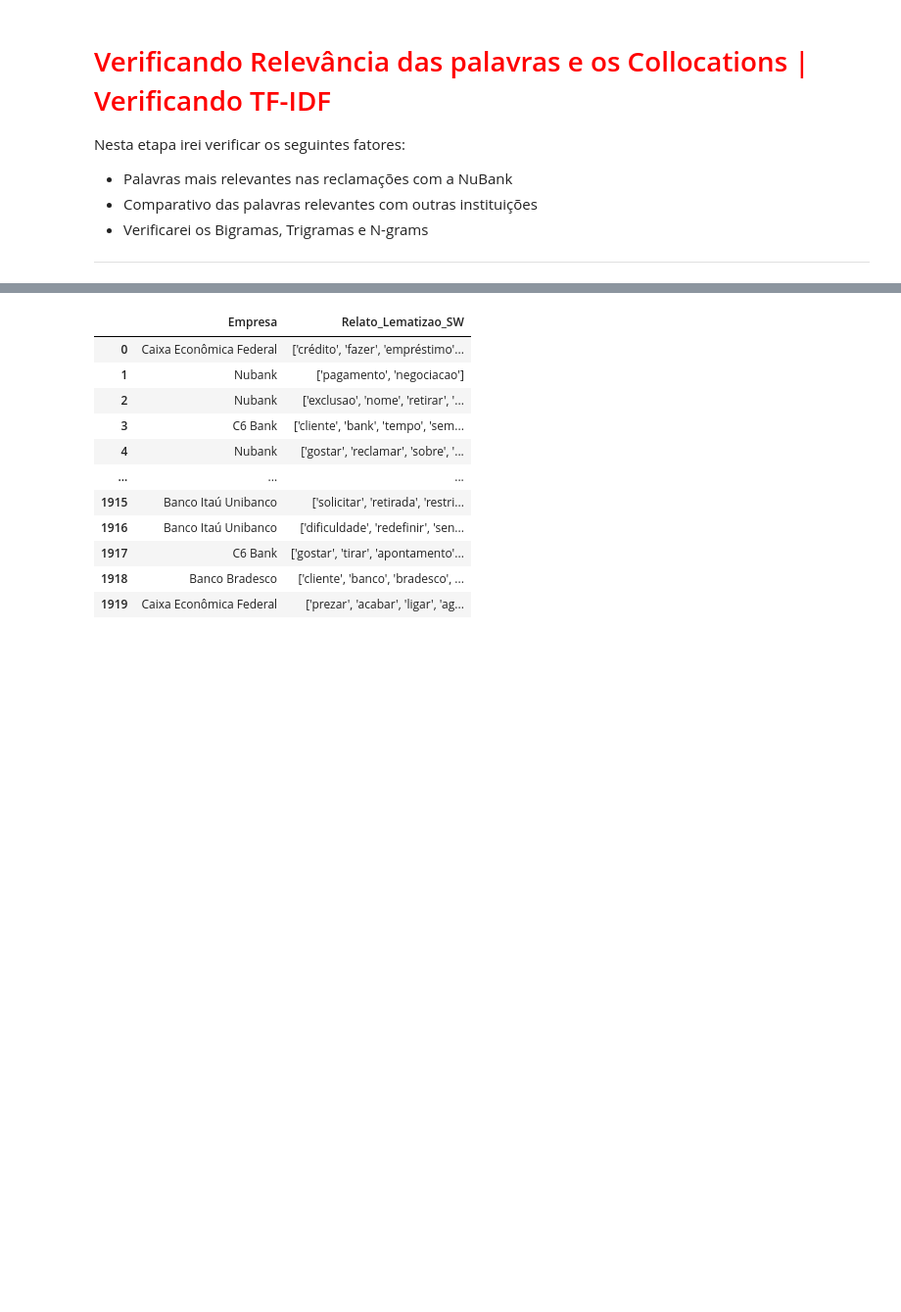
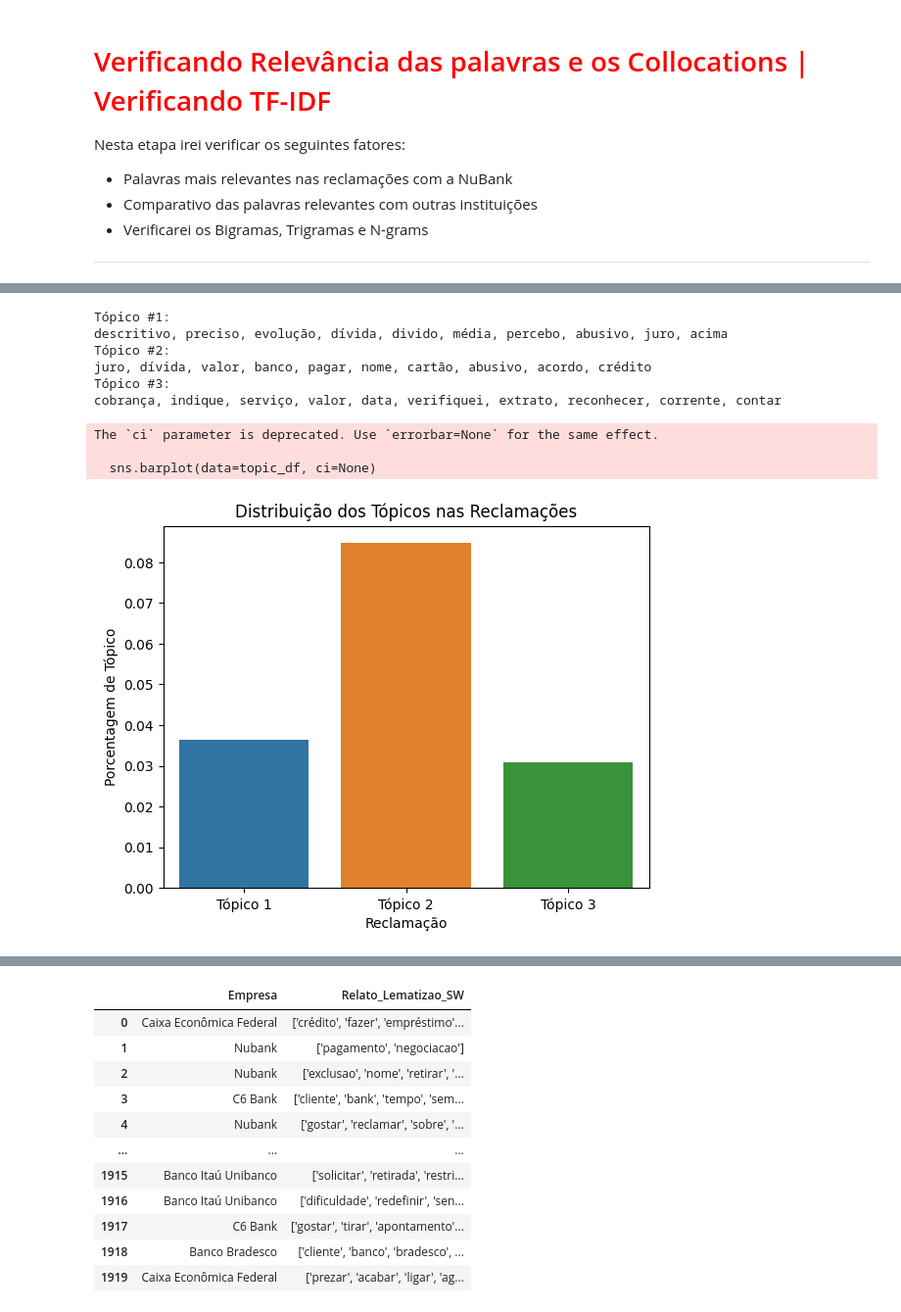
Before and after one commit to alyssonmontovanelli/PLN_Text_Analysis, a Jupyter notebook: PLN/frequency_analysis.ipynb, the cells around one changed output, grey strips where cells are left out. Shown at 98% size. Saved outputs shown, nothing was run; the diff lists cells and outputs as text; code cells hidden in the pictures; blank space fills up the shorter version.

Commit message:
topicos

```diff
--- a/PLN/frequency_analysis.ipynb
+++ b/PLN/frequency_analysis.ipynb
@@ -66,0 +42,54 @@ ValueError: empty vocabulary; perhaps the documents only contain stop words
+# %%
+import pandas as pd
+from sklearn.feature_extraction.text import TfidfVectorizer
+from sklearn.decomposition import NMF
+import matplotlib.pyplot as plt
+import seaborn as sns
+
+
+# Passo 1: Transformar as listas de palavras em um formato de texto
+# dados['Relato'] = dados['Relato_Lematizao_SW'].apply(lambda x: ' '.join(x))
+
+# Passo 2: Vetorizar os relatos usando TF-IDF
+vectorizer = TfidfVectorizer(stop_words='english')
+X = vectorizer.fit_transform(dados['Relato_Lematizao_SW'])
+
+# Passo 3: Aplicar o modelo NMF para análise de tópicos
+n_topics = 3  # Defina o número de tópicos que você quer
+nmf_model = NMF(n_components=n_topics, random_state=42)
+nmf_model.fit(X)
+
+# Passo 4: Exibir as palavras mais representativas de cada tópico
+terms = vectorizer.get_feature_names_out()
+
+def display_topics(model, n_top_words):
+    for topic_idx, topic in enumerate(model.components_):
+        print(f"Tópico #{topic_idx + 1}:")
+        print(", ".join([terms[i] for i in topic.argsort()[:-n_top_words - 1:-1]]))
+
+# Exibir as 10 palavras mais importantes por tópico
+display_topics(nmf_model, 10)
+
+# Passo 5: Visualizar a distribuição dos tópicos nas reclamações
+topic_values = nmf_model.transform(X)
+
+# Criar um DataFrame para facilitar a visualização
+topic_df = pd.DataFrame(topic_values, columns=[f"Tópico {i+1}" for i in range(n_topics)])
+
+# Visualizar as distribuições de tópicos
+sns.barplot(data=topic_df, ci=None)
+plt.title("Distribuição dos Tópicos nas Reclamações")
+plt.ylabel("Porcentagem de Tópico")
+plt.xlabel("Reclamação")
+plt.show()
+# %% [output]
+Tópico #1:
+descritivo, preciso, evolução, dívida, divido, média, percebo, abusivo, juro, acima
+Tópico #2:
+juro, dívida, valor, banco, pagar, nome, cartão, abusivo, acordo, crédito
+Tópico #3:
+cobrança, indique, serviço, valor, data, verifiquei, extrato, reconhecer, corrente, contar
+The `ci` parameter is deprecated. Use `errorbar=None` for the same effect.
+
+  sns.barplot(data=topic_df, ci=None)
+[figure, added]
```
Also changed, not shown: parts of 11 cells of this notebook.
